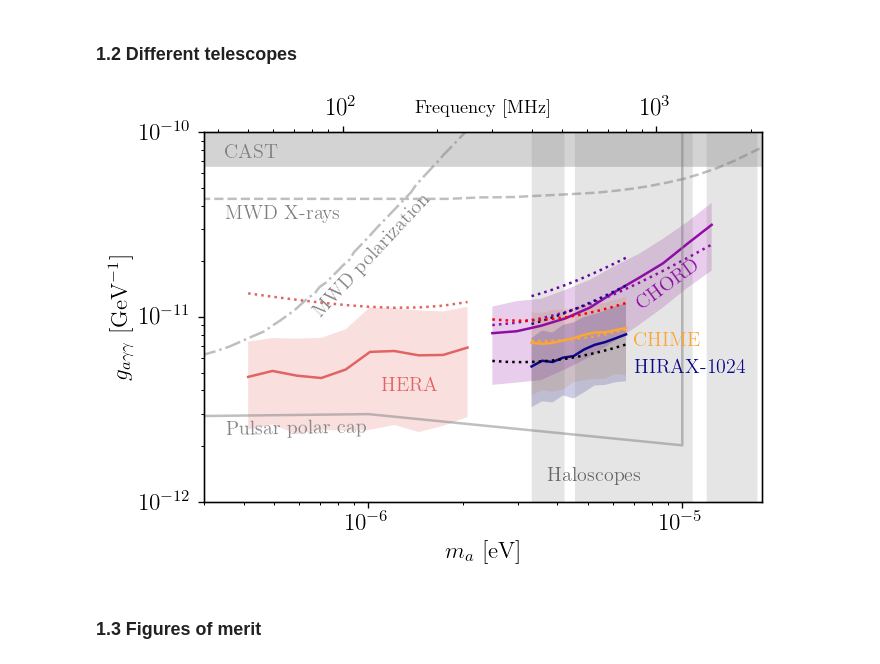
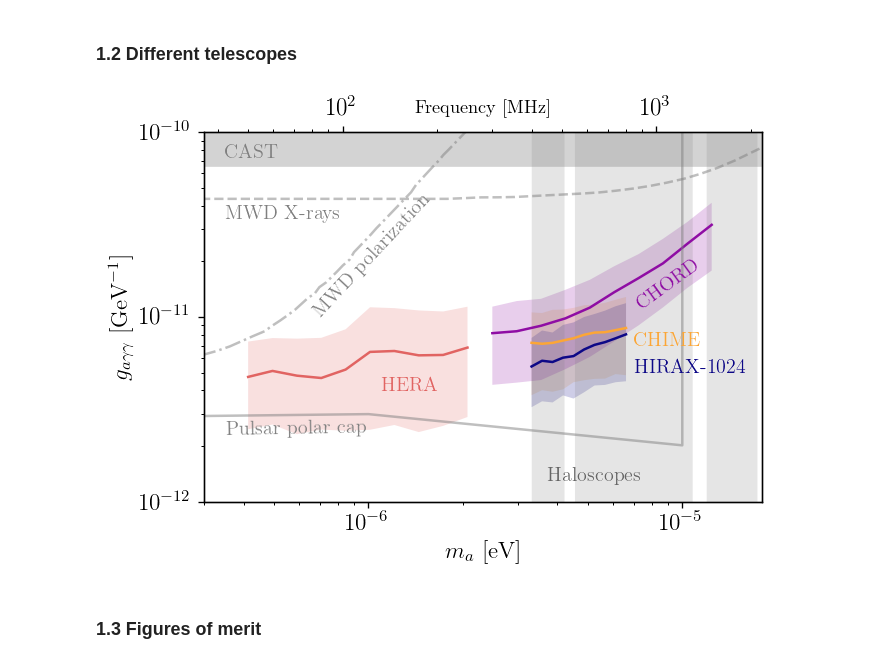
Before and after one commit to yitiansun/axion-mirror, a Jupyter notebook: estimates/plotting.ipynb, the cells around one changed output. Saved outputs shown, nothing was run; the diff lists cells and outputs as text; code cells hidden in the pictures.

```diff
--- a/estimates/plotting.ipynb
+++ b/estimates/plotting.ipynb
@@ -105,6 +105,7 @@ pc_names = ['CHIME', 'HERA', 'CHORD', 'HIRAX1024']
 plot_all_samples = False
 inline_legend = True
 crude_estimate_pc_names = ['CHIME', 'HERA', 'CHORD', 'HIRAX256', 'HIRAX1024', 'BURSTT256', 'BURSTT2048']
+crude_estimate_pc_names = []
 
 label_dict = {
     'CHIME' : 'CHIME (5 years)',
@@ -152,7 +153,7 @@ for pc_name in pc_names:
 for pc_name in crude_estimate_pc_names:
     pc = pc_dict[pc_name]
     nu_est_s = pc.nu_s
-    gagg_est_s = pc.telescope.crude_estimate(nu_est_s)
+    gagg_est_s = pc.telescope.sens_estimate(nu_est_s)
     ma_est_s = 4 * np.pi * uc.hbar * nu_est_s / uc.eV
     color = color_dict[pc_name]
     ax.plot(ma_est_s, gagg_est_s, color=color, ls=':')
@@ -165,35 +166,35 @@ ax.text(3.5e-7, 2.3e-12, 'Pulsar polar cap', color='gray', rotation=1)
 limit_ma_arr, limit_gagg_arr = np.loadtxt("../data/limits/MWDPolarisation.txt", unpack=True)
 ax.plot(limit_ma_arr, limit_gagg_arr, color='gray', ls='-.', alpha=0.5)
 ax.text(6.5e-7, 1e-11, 'MWD polarization', color='gray', rotation=47)
 limit_ma_arr, limit_gagg_arr = np.loadtxt("../data/limits/MWDXrays.txt", unpack=True)
 ax.plot(limit_ma_arr, limit_gagg_arr, color='gray', ls='--', alpha=0.5)
 ax.text(3.5e-7, 3.4e-11, 'MWD X-rays', color='gray')
 limit_ma_arr, limit_gagg_arr = np.loadtxt("../data/limits/ADMX2021.txt", unpack=True)
 ax.fill_between(limit_ma_arr, limit_gagg_arr, np.full_like(limit_gagg_arr, 1), color='gray', alpha=0.2, ec=None)
 limit_ma_arr, limit_gagg_arr = np.loadtxt("../data/limits/RBF_UF_Haloscopes.txt", unpack=True)
 ax.fill_between(limit_ma_arr, limit_gagg_arr, np.full_like(limit_gagg_arr, 1), color='gray', alpha=0.2, ec=None)
 ax.text(3.7e-6, 1.3e-12, 'Haloscopes', color=cms['binary'](0.6))
 
 ax.set(yscale='log', xscale='log')
 ax.set(xlim=(3e-7, 1.8e-5), ylim=(1e-12, 1e-10))
 ax.set(xlabel='$m_a$ [eV]', ylabel=r'$g_{a\gamma\gamma}$ [GeV$^{-1}$]')
 
 ax_top = ax.twiny()
 ax_top.set(xscale=ax.get_xscale())
 ax_top.set_xlim(np.array(ax.get_xlim()) * uc.eV / (4 * np.pi * uc.hbar))
 ax_top.set_xlabel('Frequency [MHz]', fontsize=11)
 ax_top.xaxis.set_label_coords(0.5, 1.05)
 
 if inline_legend:
     ax.text(1.1e-6, 4e-12, 'HERA', color=color_dict['HERA'])
     ax.text(7e-6, 11e-12, 'CHORD', color=color_dict['CHORD'], rotation=36)
     ax.text(7e-6, 7e-12, 'CHIME', color=color_dict['CHIME'])
     ax.text(7e-6, 5e-12, 'HIRAX-1024', color=color_dict['HIRAX1024'])
 else:
     ax.legend(loc='upper right', fontsize=10)
-#fig.savefig('../outputs/reach_plots/all.pdf')
+fig.savefig('../outputs/reach_plots/all.pdf')
 # %% [output]
-[figure, old version]
+[figure, new version]
 # %% [markdown]
 ### 1.3 Figures of merit
 # %%
```
Also changed, not shown: parts of 1 cell of this notebook, 19 other files.
